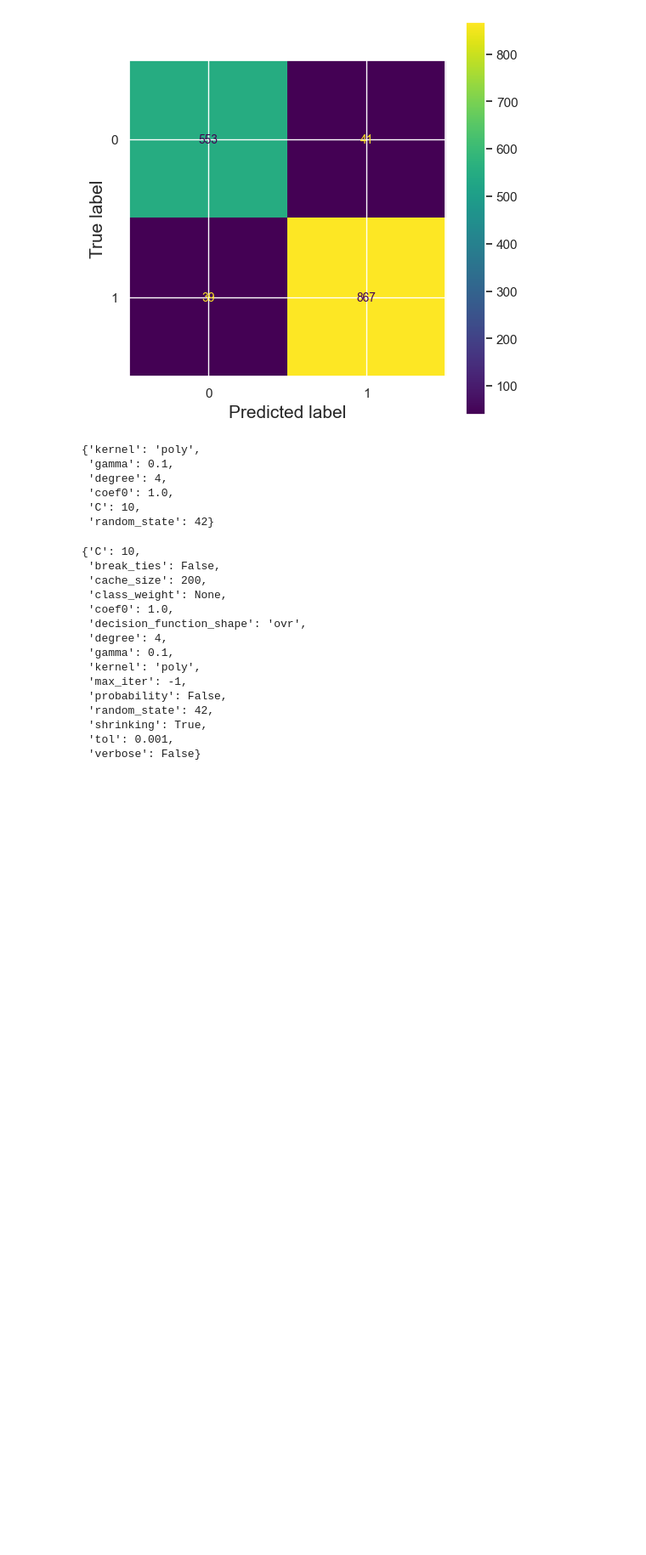
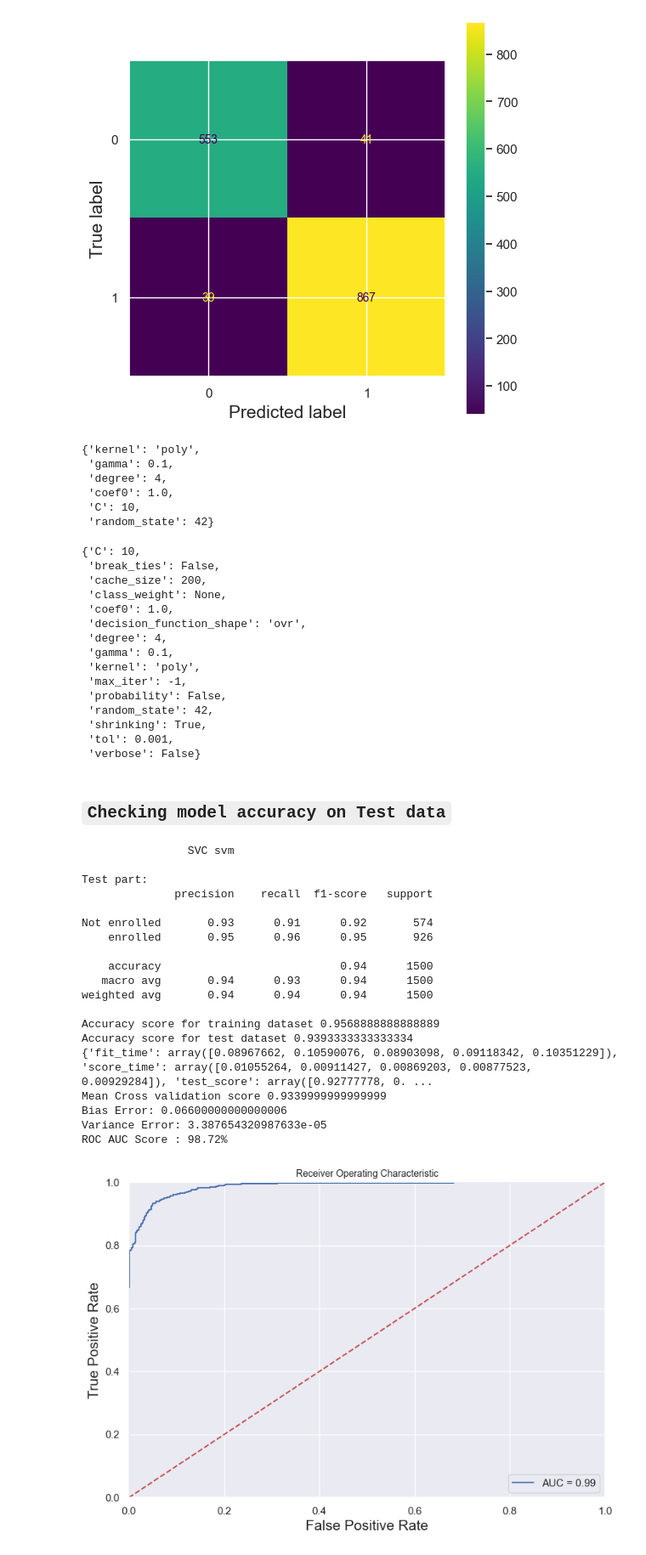
Before and after one commit to tharani001/Insurance-enrollment-prediction, a Jupyter notebook: notebooks/inference.ipynb, the cells around one changed output. Shown at 85% size. Cells and saved outputs as stored; diff of their text form; code cells hidden in the pictures; blank space fills up the shorter version.

Commit message:
SVM-performance-on-test-data

```diff
--- a/notebooks/inference.ipynb
+++ b/notebooks/inference.ipynb
@@ -1303,3 +1303,50 @@ model_path = os.path.join("../models", "svc-tuned.pkl")
 
 with open(model_path, "wb") as f:
     pickle.dump(svm, f)
+# %% [markdown]
+## `Checking model accuracy on Test data`
+# %%
+model_path = os.path.join("../models", "svc-tuned.pkl")
+
+with open(model_path, "rb") as f:
+    svm = pickle.load(f)
+# %%
+svm.fit(X_train,y_train)
+
+# prediction
+pred_train = svm.predict(X_train)
+pred_test = svm.predict(X_test)
+
+# modelname
+model_name = str(type(svm)).split(".")[-1][0:-2]
+print(f"\t\t{model_name.upper()} svm\n")
+
+
+print('Test part:')
+print(classification_report(y_test, pred_test,
+                                    target_names=['Not enrolled', 'enrolled']))
+print("Accuracy score for training dataset",accuracy_score(y_train, pred_train))
+print("Accuracy score for test dataset",accuracy_score(y_test, pred_test))
+
+cross_val_score(svm,X_test,y_test)
+# %% [output]
+                SVC svm
+
+Test part:
+              precision    recall  f1-score   support
+
+Not enrolled       0.93      0.91      0.92       574
+    enrolled       0.95      0.96      0.95       926
+
+    accuracy                           0.94      1500
+   macro avg       0.94      0.93      0.94      1500
+weighted avg       0.94      0.94      0.94      1500
+
+Accuracy score for training dataset 0.9568888888888889
+Accuracy score for test dataset 0.9393333333333334
+{'fit_time': array([0.08967662, 0.10590076, 0.08903098, 0.09118342, 0.10351229]), 'score_time': array([0.01055264, 0.00911427, 0.00869203, 0.00877523, 0.00929284]), 'test_score': array([0.92777778, 0. ...
+Mean Cross validation score 0.9339999999999999
+Bias Error: 0.06600000000000006
+Variance Error: 3.387654320987633e-05
+ROC AUC Score : 98.72%
+[figure, added]
```
Also changed, not shown: parts of 2 cells of this notebook.
